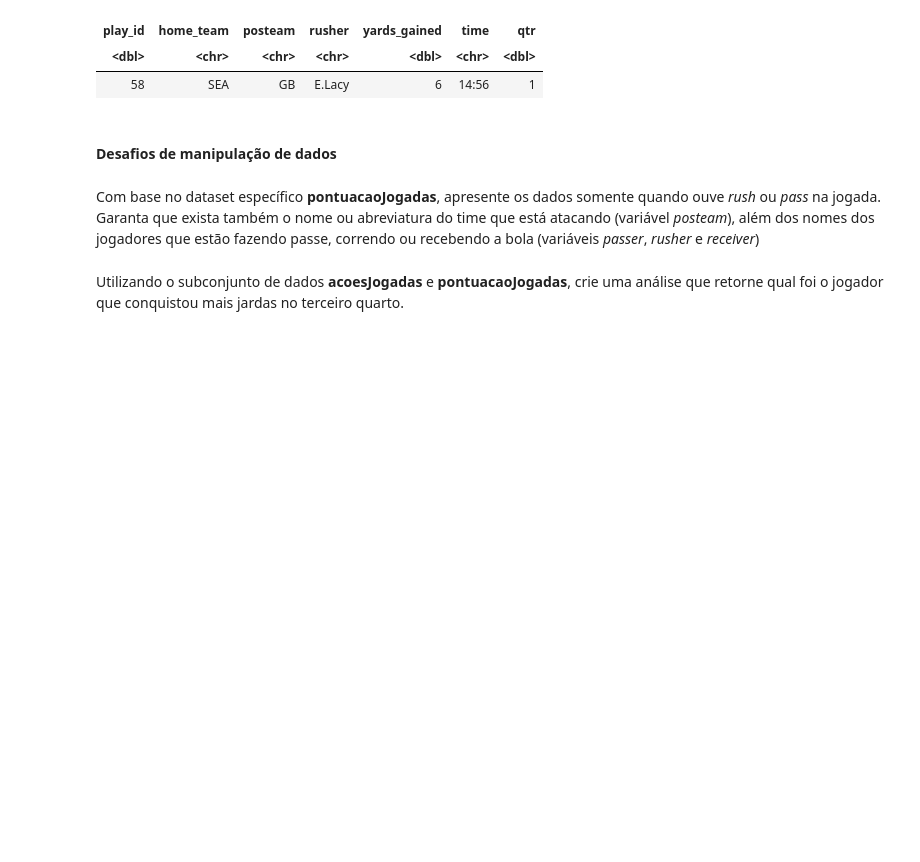
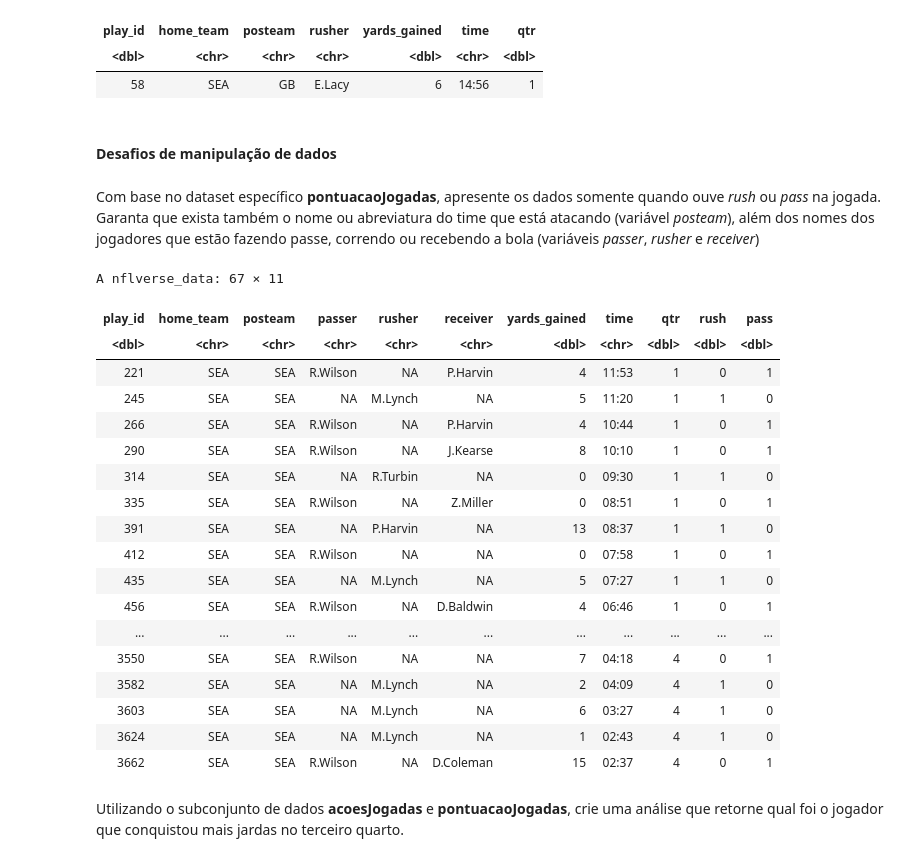
Before and after one commit to joaonart/Ling-de-Prog-para-Ciencia-de-Dados-R, a Jupyter notebook: Trilha_7_ExercicioAprofundamento.ipynb, the cells around one changed output. Cells and saved outputs as stored; diff of their text form; code cells hidden in the pictures; blank space fills up the shorter version.

```diff
--- a/Trilha_7_ExercicioAprofundamento.ipynb
+++ b/Trilha_7_ExercicioAprofundamento.ipynb
@@ -322,2 +300,30 @@ Com base no dataset específico **pontuacaoJogadas**, apresente os dados somente
+# %%
+# Seu código de resposta vai aqui
+
+jogo %>% #primeiro dataset
+inner_join(acoesJogadas, by='play_id') %>% #segundo dataset combinando com o primeiro
+inner_join(pontuacaoJogadas, by='play_id') %>% #terceiro dataset combinando com o primeiro e o segundo
+select(play_id, home_team, posteam, passer, rusher, receiver, yards_gained, time, qtr, rush, pass) %>% #seleção de variáveis
+filter( posteam == home_team & (rush == 1 | pass == 1) ) #filtro de dados
+# %% [output]
+A nflverse_data: 67 × 11
+| play_id | home_team | posteam | passer | rusher | receiver | yards_gained | time | qtr | rush | pass |
+| <dbl> | <chr> | <chr> | <chr> | <chr> | <chr> | <dbl> | <chr> | <dbl> | <dbl> | <dbl> |
+| 221 | SEA | SEA | R.Wilson | NA | P.Harvin | 4 | 11:53 | 1 | 0 | 1 |
+| 245 | SEA | SEA | NA | M.Lynch | NA | 5 | 11:20 | 1 | 1 | 0 |
+| 266 | SEA | SEA | R.Wilson | NA | P.Harvin | 4 | 10:44 | 1 | 0 | 1 |
+| 290 | SEA | SEA | R.Wilson | NA | J.Kearse | 8 | 10:10 | 1 | 0 | 1 |
+| 314 | SEA | SEA | NA | R.Turbin | NA | 0 | 09:30 | 1 | 1 | 0 |
+| 335 | SEA | SEA | R.Wilson | NA | Z.Miller | 0 | 08:51 | 1 | 0 | 1 |
+| 391 | SEA | SEA | NA | P.Harvin | NA | 13 | 08:37 | 1 | 1 | 0 |
+| 412 | SEA | SEA | R.Wilson | NA | NA | 0 | 07:58 | 1 | 0 | 1 |
+| 435 | SEA | SEA | NA | M.Lynch | NA | 5 | 07:27 | 1 | 1 | 0 |
+| 456 | SEA | SEA | R.Wilson | NA | D.Baldwin | 4 | 06:46 | 1 | 0 | 1 |
+| ... | ... | ... | ... | ... | ... | ... | ... | ... | ... | ... |
+| 3550 | SEA | SEA | R.Wilson | NA | NA | 7 | 04:18 | 4 | 0 | 1 |
+| 3582 | SEA | SEA | NA | M.Lynch | NA | 2 | 04:09 | 4 | 1 | 0 |
+| 3603 | SEA | SEA | NA | M.Lynch | NA | 6 | 03:27 | 4 | 1 | 0 |
+| 3624 | SEA | SEA | NA | M.Lynch | NA | 1 | 02:43 | 4 | 1 | 0 |
+| 3662 | SEA | SEA | R.Wilson | NA | D.Coleman | 15 | 02:37 | 4 | 0 | 1 |
 # %% [markdown]
 Utilizando o subconjunto de dados **acoesJogadas** e **pontuacaoJogadas**, crie uma análise que retorne qual foi o jogador que conquistou mais jardas no terceiro quarto.
```
Also changed, not shown: parts of 10 cells of this notebook.
